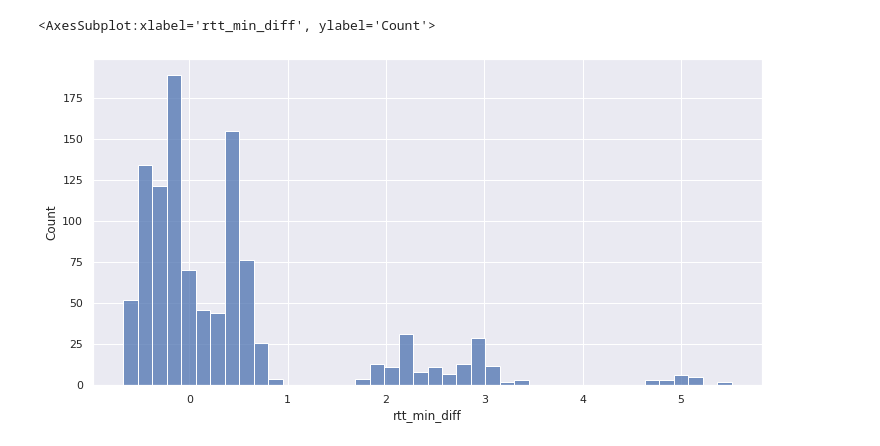
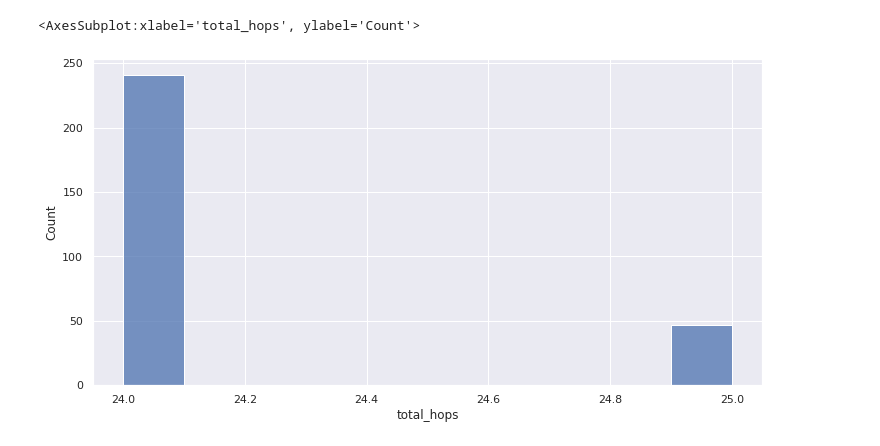
Before and after one commit to Wolframfriele/ripe-alerts-AI, a Jupyter notebook: test_bench_traceroute.ipynb, the cells around one changed output. Saved outputs shown, nothing was run; the diff lists cells and outputs as text; code cells hidden in the pictures.

```diff
--- a/test_bench_traceroute.ipynb
+++ b/test_bench_traceroute.ipynb
@@ -79,4 +35,0 @@ for i in df["probe_id"].unique()[:10]:
-# %%
-for i in df["probe_id"].unique()[:10]:
-    single_probe = df[df["probe_id"] == i]
-    print(single_probe["total_hops"].std())
@@ -116,0 +50,22 @@ for i in df["probe_id"].unique()[:10]:
+# %%
+"""
+x- as de tijd
+y- as de unieke probes
+de kleur van licht naar donker. Licht is als er niets aan de hand is en donker als het een aantal standaard afwijkingen afwijkt
+ """
+
+unique_probes = df['probe_id'].unique()
+
+for i, probe_id in enumerate(unique_probes):
+    hops_series_probe = df[df['probe_id'] == probe_id]['total_hops']
+    median = hops_series_probe.median()
+    scores = hops_series_probe.apply(lambda total_hops: calc_score(median, total_hops))
+    score_max = scores.max()
+    score_min = scores.min()
+    normalized_scores = scores.apply(lambda score: normalize(score_min, score_max, score))
+    df.loc[df['probe_id'] == probe_id, 'median_probe_hops'] = median
+    df.loc[df['probe_id'] == probe_id, 'not_normalized_score'] = scores
+    df.loc[df['probe_id'] == probe_id, 'normalized_score'] = normalized_scores
+    df.loc[df['probe_id'] == probe_id, 'country_code'] = get_country_code(probe_id)
+
+df
@@ -116,0 +86,4 @@ for i in df["probe_id"].unique()[:10]:
+# %%
+sns.set(rc={"figure.figsize":(24, 20)})
+sns.set_style("white")
+sns.scatterplot(data=df, x="created", y="probe_id", hue="normalized_score",legend=False, palette="light:black")
@@ -116,0 +93,7 @@ for i in df["probe_id"].unique()[:10]:
+# %%
+# group scores by country_code use the average of scores
+sorted_df = df.sort_values('country_code')
+
+sns.set(rc={"figure.figsize":(24, 20)})
+sns.set_style("white")
+sns.scatterplot(data=sorted_df, x="created", y="country_code", hue="normalized_score",legend=False, palette="light:black")
@@ -171,7 +150,7 @@ Amount of data points: 1080
 # %%
 # check for normal distribution
 sns.set(rc={"figure.figsize":(12, 6)})
-sns.histplot(data=single_probe1, x="rtt_min_diff")
+sns.histplot(data=single_probe1, x="total_hops")
 # %% [output]
-<AxesSubplot:xlabel='rtt_min_diff', ylabel='Count'>
+<AxesSubplot:xlabel='total_hops', ylabel='Count'>
-[figure, old version]
+[figure, new version]
```
Also changed, not shown: parts of 20 cells of this notebook, 7 other files.
